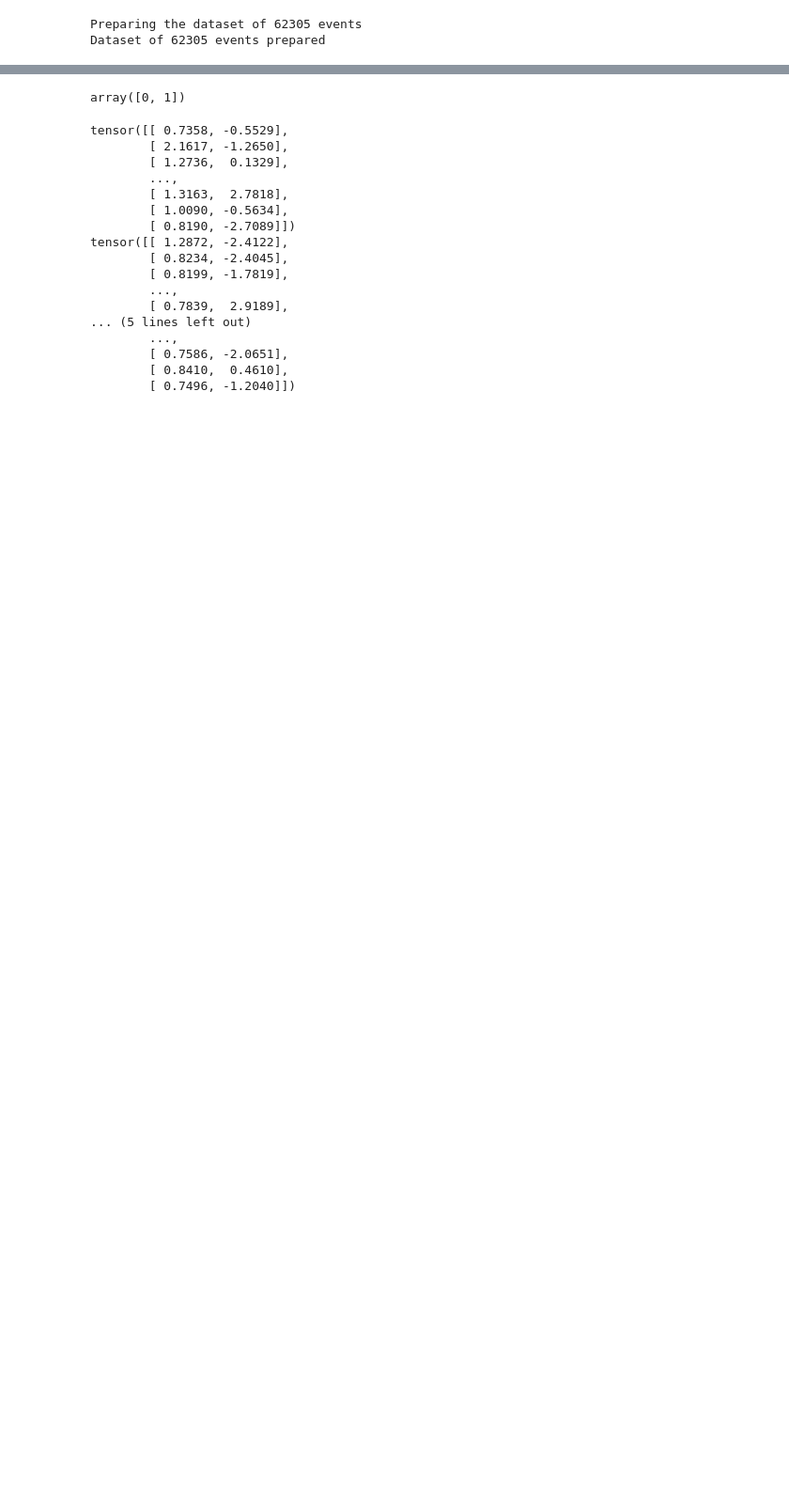
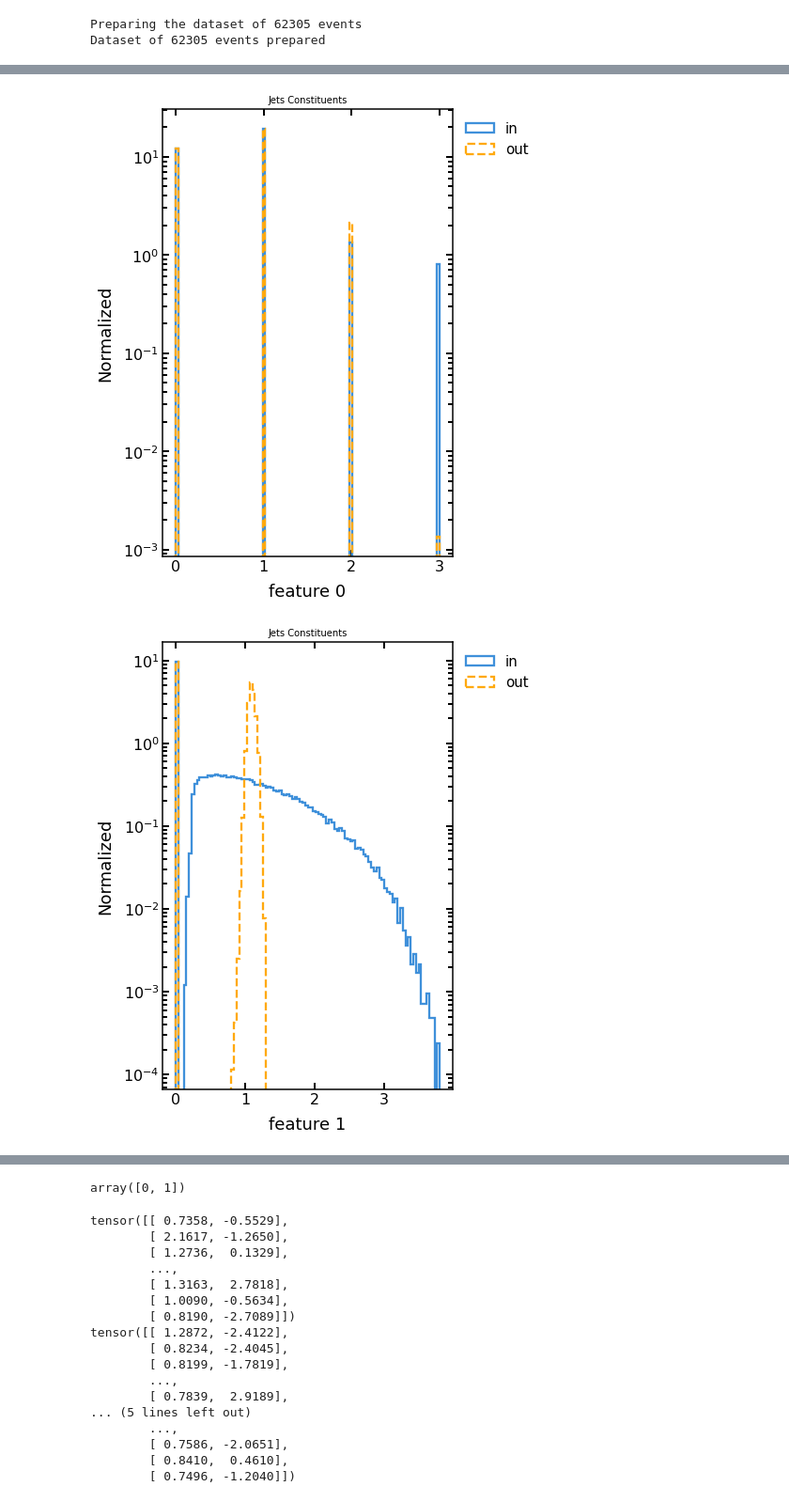
Before and after one commit to chernyavskaya/AnomalyClustering, a Jupyter notebook: testing_graph_clustering.ipynb, the cells around one changed output, grey strips where cells are left out. Shown: that part at 94% size. Cells and saved outputs as stored; diff of their text form; code cells hidden in the pictures; blank space fills up the shorter version.

```diff
--- a/testing_graph_clustering.ipynb
+++ b/testing_graph_clustering.ipynb
@@ -132,14 +151,12 @@ Acc 0.5396 , nmi 0.3030 , ari 0.2942
 # %%
-sys.path.append(os.path.abspath(os.path.join('../')))
-import vande.util.util_plotting as vande_plot
-reload(vande_plot)
+
 
 #t = file_dataset[:int(1e3),:,2:]
 #t = t.reshape((t.shape[0])*t.shape[1],t.shape[2])
 
 #t = np.vstack(emb_input)
 
-t = file_dataset[:int(1e3),:,1:]
+t = file_dataset[:int(1e4),1:,1:]
 t = t.reshape((t.shape[0])*t.shape[1],t.shape[2])
 
 pred_features = np.array([model.forward(d.to(device))[0].data.cpu().numpy() for i,d in enumerate(test_loader)])
@@ -150,18 +167,6 @@ pred_features_small = np.concatenate([pr_f,pred_features[:,:,4:]],axis=-1)
 
 pred_features_2 = pred_features_small.reshape((pred_features_small.shape[0])*pred_features_small.shape[1],pred_features_small.shape[2])
 
-t_met = file_dataset[:int(1e3),0:1,[2,5]]
+t_met = file_dataset[:,0:1,[2,5]]
 t_met = t_met.reshape((t_met.shape[0])*t_met.shape[1],t_met.shape[2])
 pred_met = pred_features_met.reshape((pred_features_met.shape[0]*pred_features_met.shape[1],pred_features_met.shape[2]))
-
-vande_plot.plot_features([t,pred_features_2], 'feature' ,
-                             'Normalized' , 'Jets Constituents',
-                             plotname='test',
-                             legend=['in','out'],
-                              ylogscale=True)
-
-vande_plot.plot_features([t_met,pred_met], 'feature' ,
-                             'Normalized' , 'Jets Constituents',
-                             plotname='test',
-                             legend=['in','out'],
-                              ylogscale=True)
@@ -175,0 +173,20 @@ vande_plot.plot_features([t_met,pred_met], 'feature' ,
+# %%
+sys.path.append(os.path.abspath(os.path.join('../')))
+import vande.util.util_plotting as vande_plot
+reload(vande_plot)
+
+
+vande_plot.plot_features([t,pred_features_2], 'feature' ,
+                             'Normalized' , 'Jets Constituents',
+                             plotname='test',
+                             legend=['in','out'],
+                              ylogscale=True)
+
+vande_plot.plot_features([t_met,pred_met], 'feature' ,
+                             'Normalized' , 'MET',
+                             plotname='test',
+                             legend=['in','out'],
+                              ylogscale=False)
+# %% [output]
+[figure, added]
+[figure, added]
```
Also changed, not shown: parts of 73 cells of this notebook, 1 other file.
